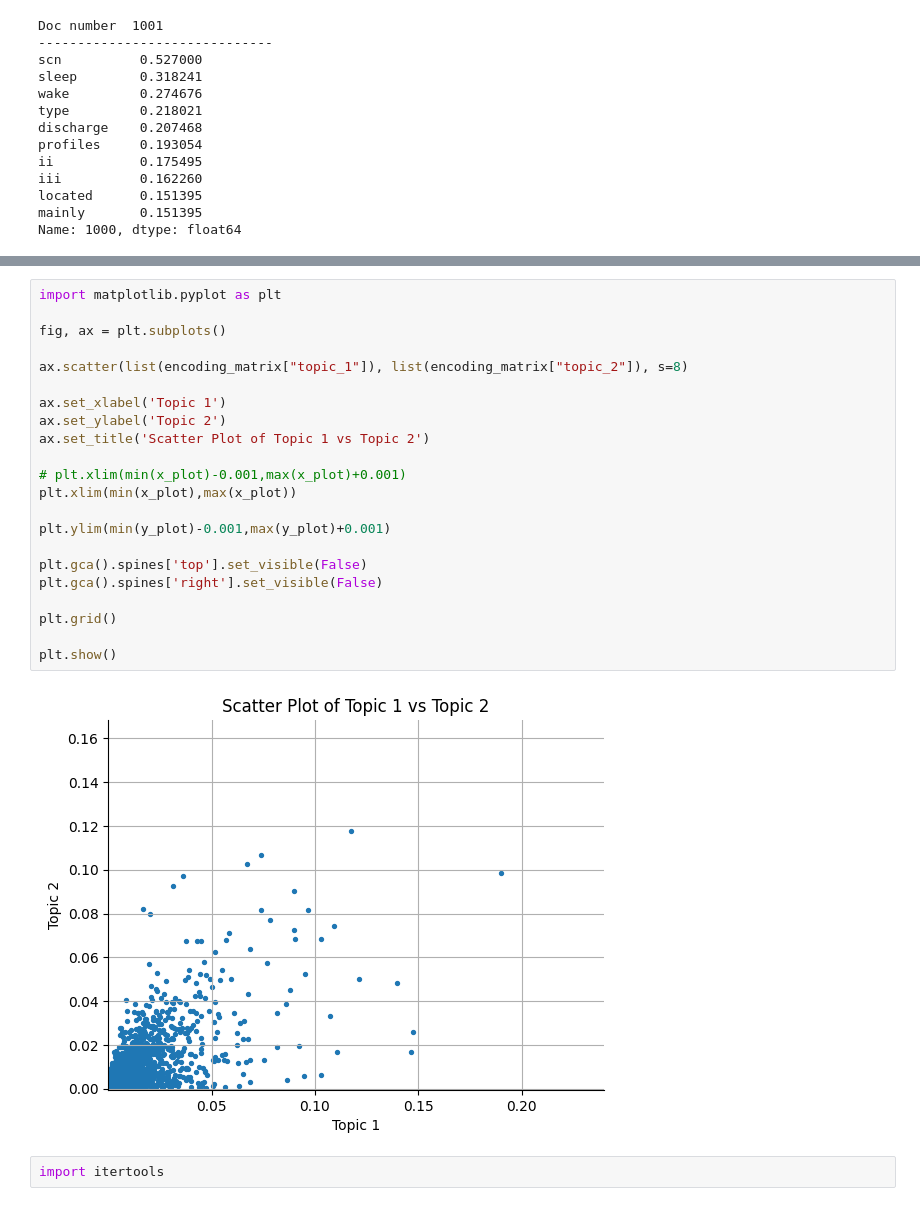
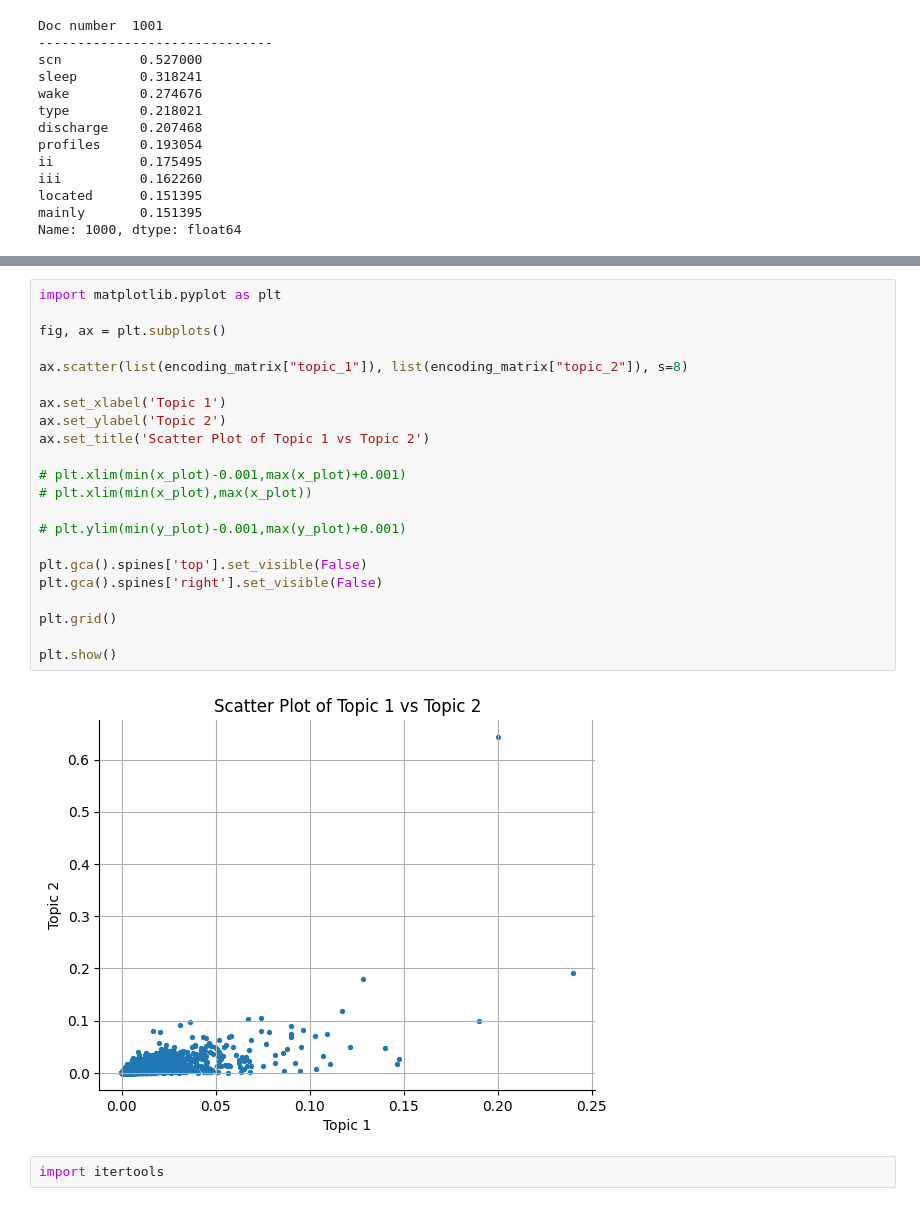
Before and after one commit to pedrozanineli/praticas-computacionais-avancadas, a Jupyter notebook: praticas_individuais/extracao abstract webofscience - zani.ipynb, the cells around one changed output, grey strips where cells are left out. Cells and saved outputs as stored; diff of their text form.

```diff
--- a/praticas_individuais/extracao abstract webofscience - zani.ipynb
+++ b/praticas_individuais/extracao abstract webofscience - zani.ipynb
@@ -498,27 +498,27 @@ display(encoding_matrix.sort_values("topic_2", ascending=False))
 # %%
 import matplotlib.pyplot as plt
 
 fig, ax = plt.subplots()
 
 ax.scatter(list(encoding_matrix["topic_1"]), list(encoding_matrix["topic_2"]), s=8)
 
 ax.set_xlabel('Topic 1')
 ax.set_ylabel('Topic 2')
 ax.set_title('Scatter Plot of Topic 1 vs Topic 2')
 
 # plt.xlim(min(x_plot)-0.001,max(x_plot)+0.001)
-plt.xlim(min(x_plot),max(x_plot))
+# plt.xlim(min(x_plot),max(x_plot))
 
-plt.ylim(min(y_plot)-0.001,max(y_plot)+0.001)
+# plt.ylim(min(y_plot)-0.001,max(y_plot)+0.001)
 
 plt.gca().spines['top'].set_visible(False)
 plt.gca().spines['right'].set_visible(False)
 
 plt.grid()
 
 plt.show()
 # %% [output]
-[figure, old version]
+[figure, new version]
 # %%
 import itertools
 # %%
```
Also changed, not shown: parts of 6 cells of this notebook, 1 other file.
